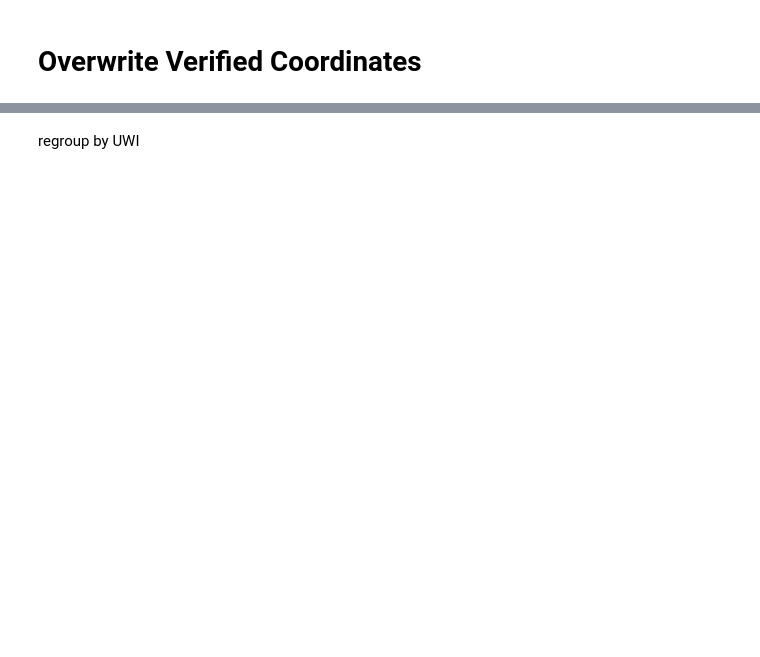
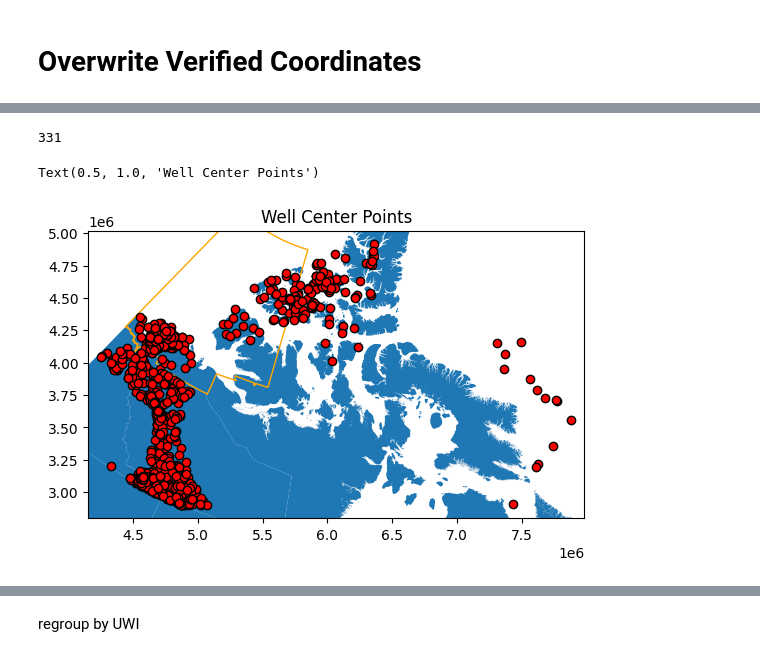
Before and after one commit to gsc-permafrost/NorthernWellSites, a Jupyter notebook: NorthernWellDatabase.ipynb, the cells around one changed output, grey strips where cells are left out. Drawn from its saved outputs; the diff is of its cells as text; code cells hidden in the pictures; blank space fills up the shorter version.

```diff
--- a/NorthernWellDatabase.ipynb
+++ b/NorthernWellDatabase.ipynb
@@ -533,7 +611,8 @@ def aggFunc(X):
     elif X.name == 'Company':
         X = ';'.join(list(set([setCompanies(x) for x in X])))
     elif X.name == 'Status':
-        X = [setStatus(x) for x in [x for x in X if ((type(x) is str) and (x is not None) and (x != 'None'))]]
+        X = list(set([setStatus(x) for x in [x for x in X if ((type(x) is str) and (x is not None) and (x != 'None'))]]))
+        X.sort()
         X = ';'.join(list(set(X)))
         if X == '':
             X = 'Abandoned'
@@ -545,10 +624,10 @@ def aggFunc(X):
         X = [x for x in X if not np.isnan(x)]
     elif X.name == 'DS_UID':
         X = ';'.join(set(X))
-    elif type(X) is str:
-        X = X.lstrip(';').rstrip(';')
     else:
         X = ';'.join(list(set([str(x) for x in X])))
+    if type(X) is str:
+        X = X.lstrip(';').rstrip(';')
     return(X)
 print(UWI.columns)
 
@@ -578,5 +657,8 @@ WellSites = gpd.GeoDataFrame(data=WellSites.drop(columns=['x','y','NAD1983_multi
 WellSites['NAD1983_centroid'] = gpd.GeoSeries(WellSites['NAD1983_centroid'],crs='NAD1983')
 WellSites = WellSites.reset_index()
 WellSites['Name'] = WellSites['Short_Name']+' '+WellSites['Code']
-WellSites.loc[WellSites['Name'] == 'TUK M-18','Status'] = 'Producer'
-WellSites
+WellSites.loc[WellSites['Name'] == 'TUK M-18','Status'] = 'Under Development'
+WellSites.loc[WellSites['Name'] == 'IKHIL K-35','Status'] = 'Suspended'
+WellSites.loc[WellSites['Name'] == 'IKHIL J-35','Status'] = 'Producer'
+
+WellSites['Status'].unique()
@@ -628,34 +721,45 @@ print(ROI['Region'].unique())
 # %%
 
 WellSites['Region'] = None
-WellSites['ISR'] = None
+WellSites['ISR'] = False
 CentrePoints = WellSites['NAD1983_centroid'].to_crs(ROI.crs)
 for Region in ROI['Region'].unique():
-    for isr in [True,False]:
-        sel = ROI.loc[((ROI['Region']==Region)&(ROI['ISR']==isr))].geometry
+    for isr in [1,0]:
+        sel = ROI.loc[((ROI['Region']==Region)&(ROI['ISR']==isr))].dissolve().geometry
         if len(sel):
+            ix = CentrePoints.within(sel.values[0])
             WellSites.loc[
-                CentrePoints.within(sel.values[0]),'Region'
+                ix,'Region'
                 ] = Region
             WellSites.loc[
-                CentrePoints.within(sel.values[0]),'ISR'
-                ] = isr
+                ix,'ISR'
+                ] = bool(isr)
+WellSites['Offshore'] = False
+WellSites['Region'] = WellSites['Region'].fillna('Offshore Atlantic')
+WellSites.loc[WellSites['Region'].str.contains('Offshore'),'Offshore'] = True
 WellSites.loc[((WellSites['NAD1983_centroid'].y<72)&(
     (WellSites['Region'] == 'NWT Offshore')|
     (WellSites['Region'] == 'Yukon Offshore'))),'Region'] = 'Beaufort Sea'
 WellSites.loc[((WellSites['NAD1983_centroid'].y>72)&(WellSites['Region'] == 'NWT Offshore')),'Region'] = 'NWT Arctic Islands Offshore'
 WellSites.loc[((WellSites['NAD1983_centroid'].y>72)&(WellSites['Region'] == 'NWT Onshore')),'Region'] = 'NWT Arctic Islands Onshore'
 WellSites.groupby(['Region','ISR']).count()['Name']
+WellSites['ISR'].sum()
+# %% [output]
+331
 # %%
 
 fig,ax=plt.subplots()
 CA_Land.plot(ax=ax)
 ISR.plot(ax=ax,color='None',edgecolor='orange')
 Delta.plot(ax=ax,color='None',edgecolor='purple')
 CentrePoints.to_crs(CA_Land.crs).plot(ax=ax,color='red',edgecolor='k')
+WellSites[WellSites['Region'].isna()].to_crs(Delta.crs).plot(ax=ax,color='yellow')
 blim = CentrePoints.buffer(1e5).total_bounds
 ax.set_xlim(blim[0],blim[2])
 ax.set_ylim(blim[1],blim[3])
 ax.set_title('Well Center Points')
+# %% [output]
+Text(0.5, 1.0, 'Well Center Points')
+[figure, added]
 # %%
 WellSites.groupby(WellSites['Data_Source']).count()['Name'].sort_values(ascending=False)
```
Also changed, not shown: parts of 16 cells of this notebook, 4 other files.
